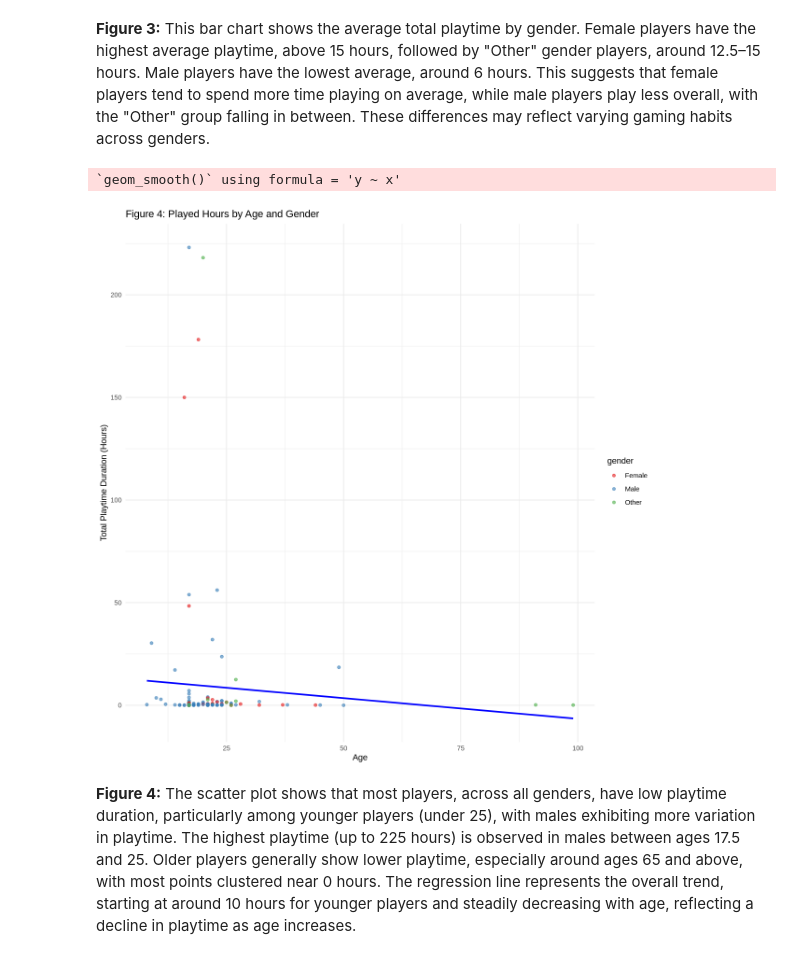
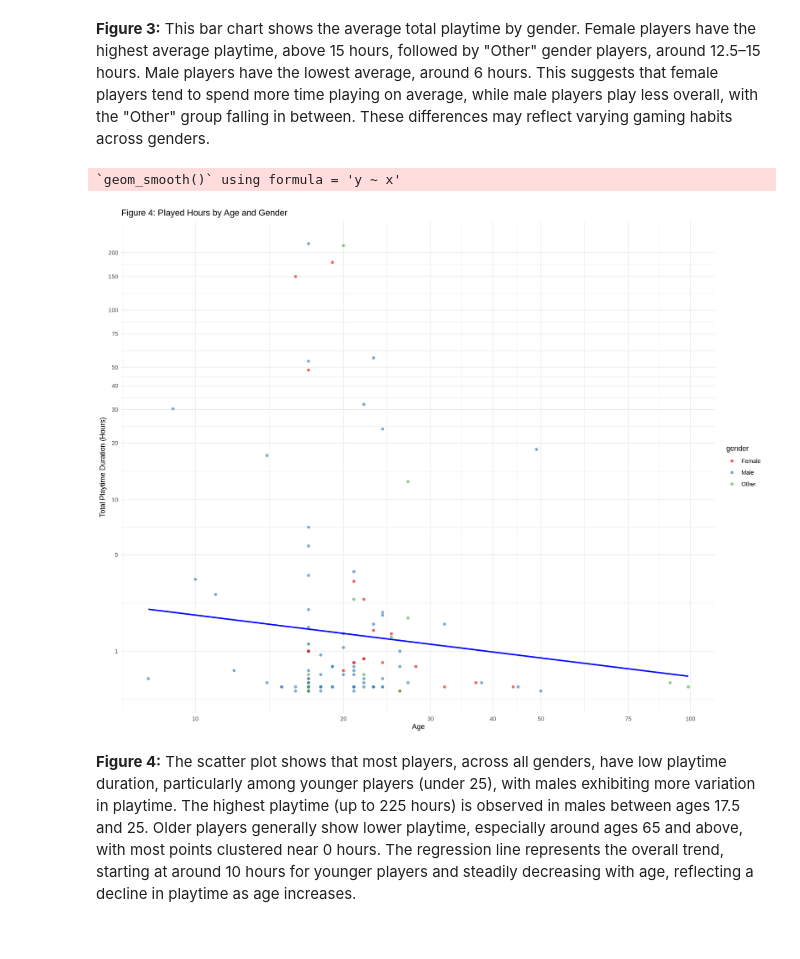
Before and after one commit to Michaele0128/Final_Project, a Jupyter notebook: Final Project.ipynb, the cells around one changed output. Cells and saved outputs as stored; diff of their text form; code cells hidden in the pictures.

Commit message:
Scaled some of the scatterplots

```diff
--- a/Final Project.ipynb
+++ b/Final Project.ipynb
@@ -253,18 +235,20 @@ gender_playtime_plot
 # %%
 # Visualizing age vs played hours with gender
 age_played_hours <- ggplot(players_tidy, aes(x = age, y = played_hours, color = gender)) +
   geom_point(alpha = 0.6) +
   geom_smooth(method = "lm", se = FALSE, color = "blue") +
+    scale_x_continuous(trans = "pseudo_log",breaks = c(1, 5, 10, 20, 30, 40, 50, 75, 100)) +
+    scale_y_continuous(trans = "pseudo_log",breaks = c(1, 5, 10, 20, 30, 40, 50, 75, 100, 150, 200)) +
   xlab("Age") +
   ylab("Total Playtime Duration (Hours)") +
   ggtitle("Figure 4: Played Hours by Age and Gender") +
   theme_minimal() +
   scale_color_brewer(palette = "Set1")
 
 age_played_hours
 # %% [output]
 `geom_smooth()` using formula = 'y ~ x'
-[figure, old version]
+[figure, new version]
 # %% [markdown]
 **Figure 4:** The scatter plot shows that most players, across all genders, have low playtime duration, particularly among younger players (under 25), with males exhibiting more variation in playtime. The highest playtime (up to 225 hours) is observed in males between ages 17.5 and 25. Older players generally show lower playtime, especially around ages 65 and above, with most points clustered near 0 hours. The regression line represents the overall trend, starting at around 10 hours for younger players and steadily decreasing with age, reflecting a decline in playtime as age increases.
 # %%
```
Also changed, not shown: parts of 3 cells of this notebook.
